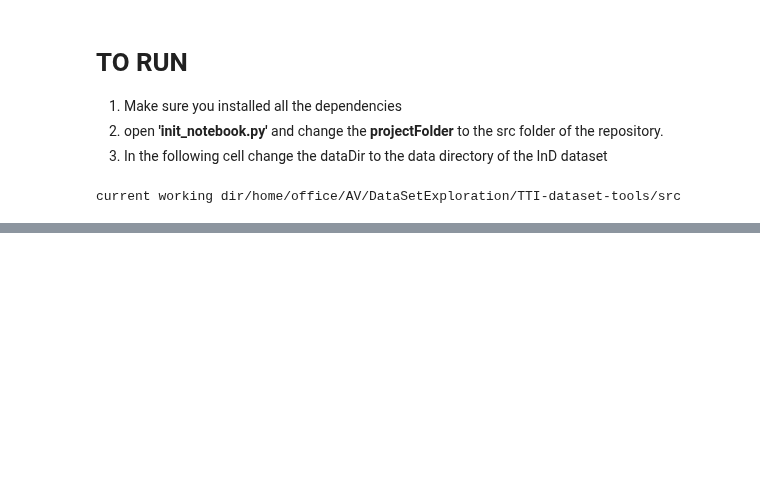
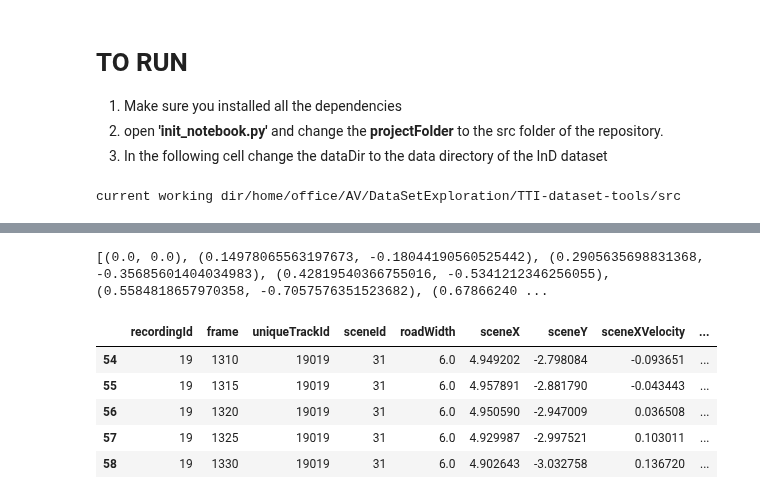
Before and after one commit to adhocmaster/TTI-dataset-tools, a Jupyter notebook: src/notebooks/Coordinate-Transformation.ipynb, the cells around one changed output, grey strips where cells are left out. Saved outputs shown, nothing was run; the diff lists cells and outputs as text; code cells hidden in the pictures; blank space fills up the shorter version.

```diff
--- a/src/notebooks/Coordinate-Transformation.ipynb
+++ b/src/notebooks/Coordinate-Transformation.ipynb
@@ -103,0 +124,4 @@ plt.boxplot(pedDf['speed'])
+# %%
+ped19019 = pedDf[pedDf["uniqueTrackId"] == 19019]
+firstRow = ped19019.iloc[0]
+firstRow
@@ -104,3 +144,17 @@ plt.boxplot(pedDf['speed'])
+# %%
+dX, dY = transformer.translateOneToLocalSource(ped19019)
+print(list(zip(dX, dY)))
+# %% [output]
+[(0.0, 0.0), (0.14978065563197673, -0.18044190560525442), (0.2905635698831368, -0.35685601404034983), (0.42819540366755016, -0.5341212346256055), (0.5584818657970358, -0.7057576351523682), (0.67866240 ...
+# %%
+ped19019.tail()
+# %% [output]
+|  | recordingId | frame | uniqueTrackId | sceneId | roadWidth | sceneX | sceneY | sceneXVelocity | ... |
+| 54 | 19 | 1310 | 19019 | 31 | 6.0 | 4.949202 | -2.798084 | -0.093651 | ... |
+| 55 | 19 | 1315 | 19019 | 31 | 6.0 | 4.957891 | -2.881790 | -0.043443 | ... |
+| 56 | 19 | 1320 | 19019 | 31 | 6.0 | 4.950590 | -2.947009 | 0.036508 | ... |
+| 57 | 19 | 1325 | 19019 | 31 | 6.0 | 4.929987 | -2.997521 | 0.103011 | ... |
+| 58 | 19 | 1330 | 19019 | 31 | 6.0 | 4.902643 | -3.032758 | 0.136720 | ... |
 # %%
 # print(len(outliers), 'vs', len(pedDf["uniqueTrackId"].unique()))
 # %%
```
Also changed, not shown: parts of 15 cells of this notebook, 3 other files.
